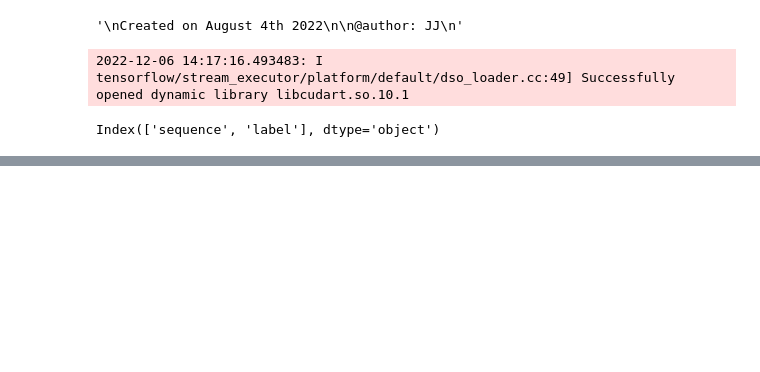
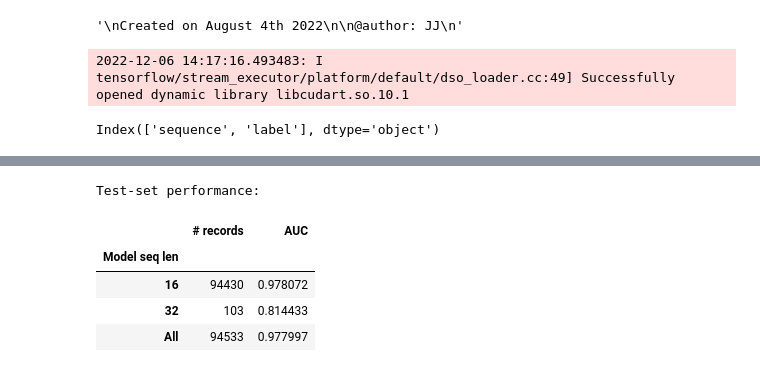
Before and after one commit to jjia1/viralepitope, a Jupyter notebook: ViralEpitopeModel_transformer.ipynb, the cells around one changed output, grey strips where cells are left out. Drawn from its saved outputs; the diff is of its cells as text; code cells hidden in the pictures; blank space fills up the shorter version.

```diff
--- a/ViralEpitopeModel_transformer.ipynb
+++ b/ViralEpitopeModel_transformer.ipynb
@@ -159,0 +181,13 @@ Epoch 13/30
+# %%
+results, confusion_matrix = evaluate_by_len(model_generator, input_encoder, OUTPUT_SPEC, test_pep['sequence'], test_pep['label'], \
+        start_seq_len = 16, start_batch_size = 64)
+# %%
+print('Test-set performance:')
+display(results)
+# %% [output]
+Test-set performance:
+|  | # records | AUC |
+| Model seq len |  |  |
+| 16 | 94430 | 0.978072 |
+| 32 | 103 | 0.814433 |
+| All | 94533 | 0.977997 |
```
Also changed, not shown: parts of 2 cells of this notebook.
